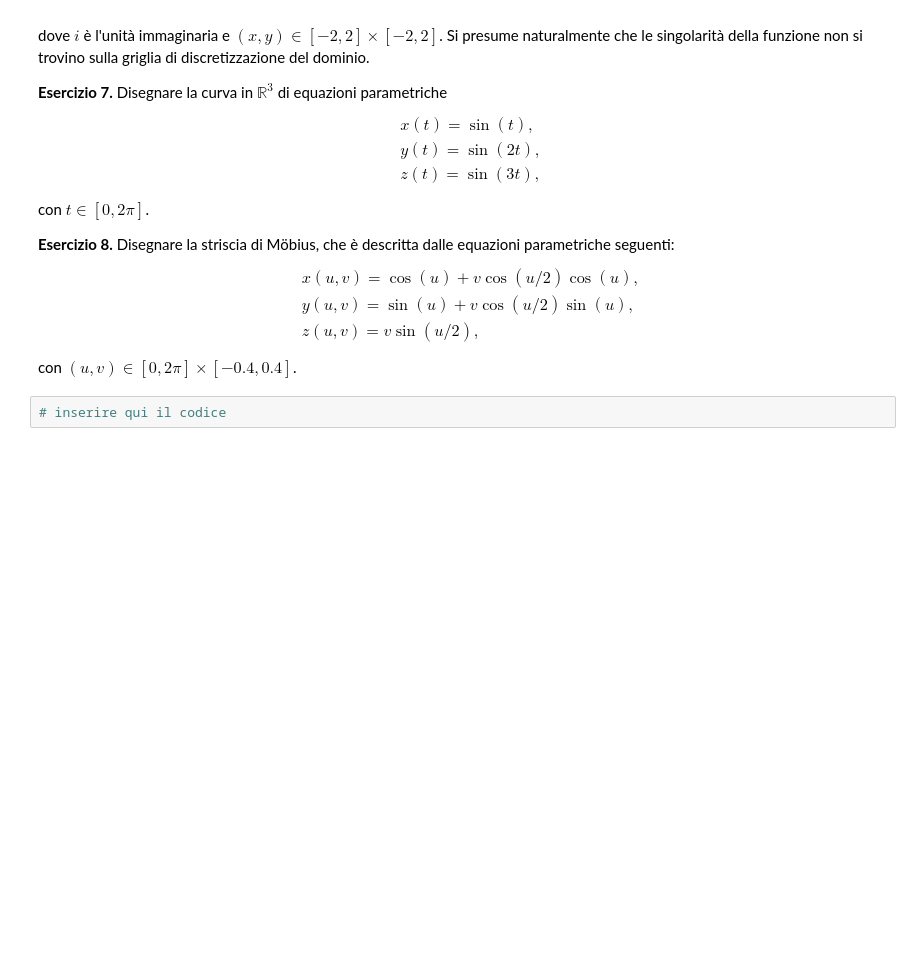
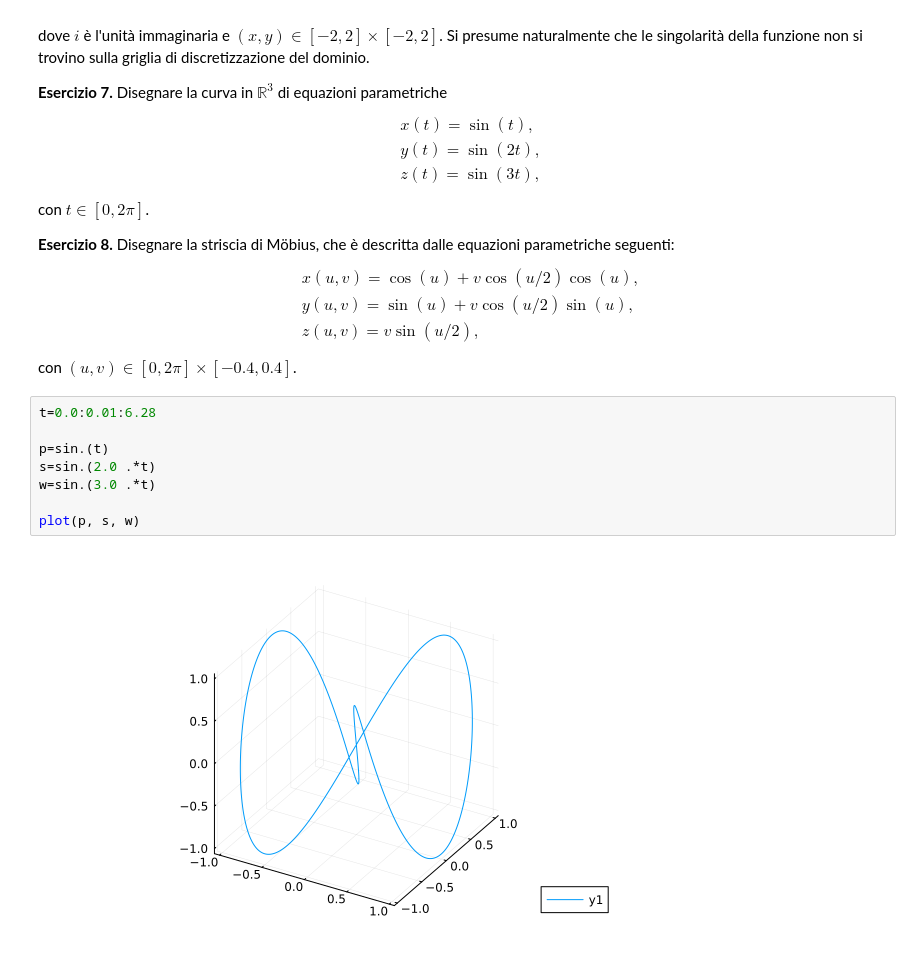
Before and after one commit to PFesta-unipi/PFesta-unipi.github.io, a Jupyter notebook: 10-grafica3d.ipynb, the cells around one changed output. Saved outputs shown, nothing was run; the diff lists cells and outputs as text; blank space fills up the shorter version.

```diff
--- a/10-grafica3d.ipynb
+++ b/10-grafica3d.ipynb
@@ -272,4 +278,12 @@ con $t\in [0,2\pi]$.
 \end{eqnarray*}
 con $(u,v)\in [0,2\pi]\times [-0.4,0.4]$.
 # %%
-# inserire qui il codice
+t=0.0:0.01:6.28
+
+p=sin.(t)
+s=sin.(2.0 .*t)
+w=sin.(3.0 .*t)
+
+plot(p, s, w)
+# %% [output]
+[figure, added]
```
Also changed, not shown: parts of 4 cells of this notebook.
